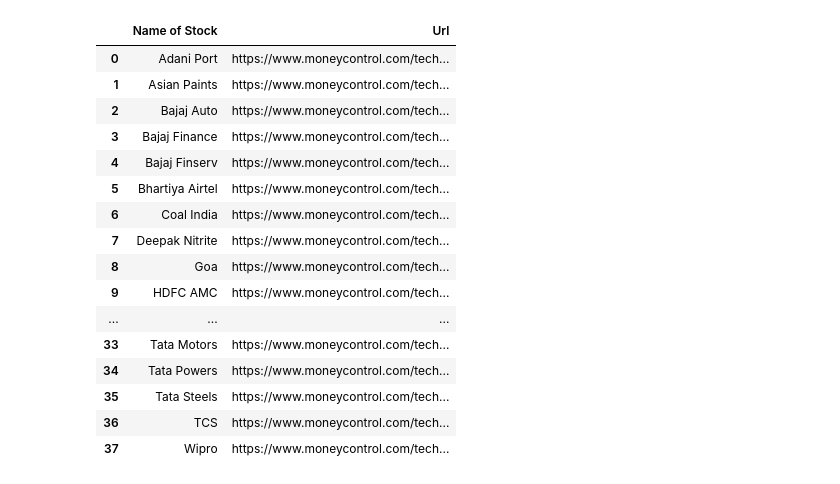
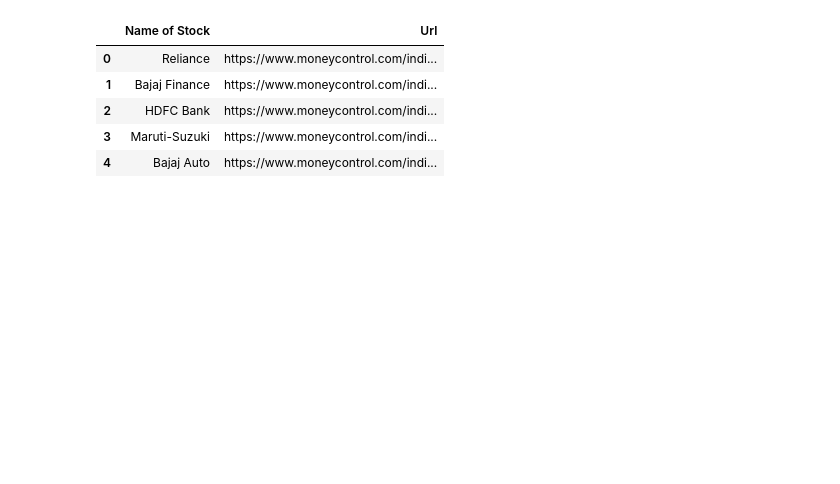
Before and after one commit to decipher07/Broker-2.0, a Jupyter notebook: Driver Code.ipynb, the cells around one changed output. Cells and saved outputs as stored; diff of their text form; code cells hidden in the pictures; blank space fills up the shorter version.

Commit message:
Feat: Hardik's Report

```diff
--- a/Driver Code.ipynb
+++ b/Driver Code.ipynb
@@ -7,26 +7,15 @@ op = webdriver.ChromeOptions()
 op.add_argument('headless')
 browser = webdriver.Chrome(executable_path='./chromedriver', options = op)
 # %%
-initial_data = pd.read_excel('Stock-URL.xlsx')
+initial_data = pd.read_excel('Hardik-Stock-URL.xlsx')
 initial_data
 # %% [output]
 |  | Name of Stock | Url |
-| 0 | Adani Port | https://www.moneycontrol.com/tech... |
-| 1 | Asian Paints | https://www.moneycontrol.com/tech... |
-| 2 | Bajaj Auto | https://www.moneycontrol.com/tech... |
-| 3 | Bajaj Finance | https://www.moneycontrol.com/tech... |
-| 4 | Bajaj Finserv | https://www.moneycontrol.com/tech... |
-| 5 | Bhartiya Airtel | https://www.moneycontrol.com/tech... |
-| 6 | Coal India | https://www.moneycontrol.com/tech... |
-| 7 | Deepak Nitrite | https://www.moneycontrol.com/tech... |
-| 8 | Goa | https://www.moneycontrol.com/tech... |
-| 9 | HDFC AMC | https://www.moneycontrol.com/tech... |
-| ... | ... | ... |
-| 33 | Tata Motors | https://www.moneycontrol.com/tech... |
-| 34 | Tata Powers | https://www.moneycontrol.com/tech... |
-| 35 | Tata Steels | https://www.moneycontrol.com/tech... |
-| 36 | TCS | https://www.moneycontrol.com/tech... |
-| 37 | Wipro | https://www.moneycontrol.com/tech... |
+| 0 | Reliance | https://www.moneycontrol.com/indi... |
+| 1 | Bajaj Finance | https://www.moneycontrol.com/indi... |
+| 2 | HDFC Bank | https://www.moneycontrol.com/indi... |
+| 3 | Maruti-Suzuki | https://www.moneycontrol.com/indi... |
+| 4 | Bajaj Auto | https://www.moneycontrol.com/indi... |
 # %%
 def rsi_value_of_given_stock ( stock_name, stock_url ):
 
```
Also changed, not shown: parts of 7 cells of this notebook, 5 other files.
